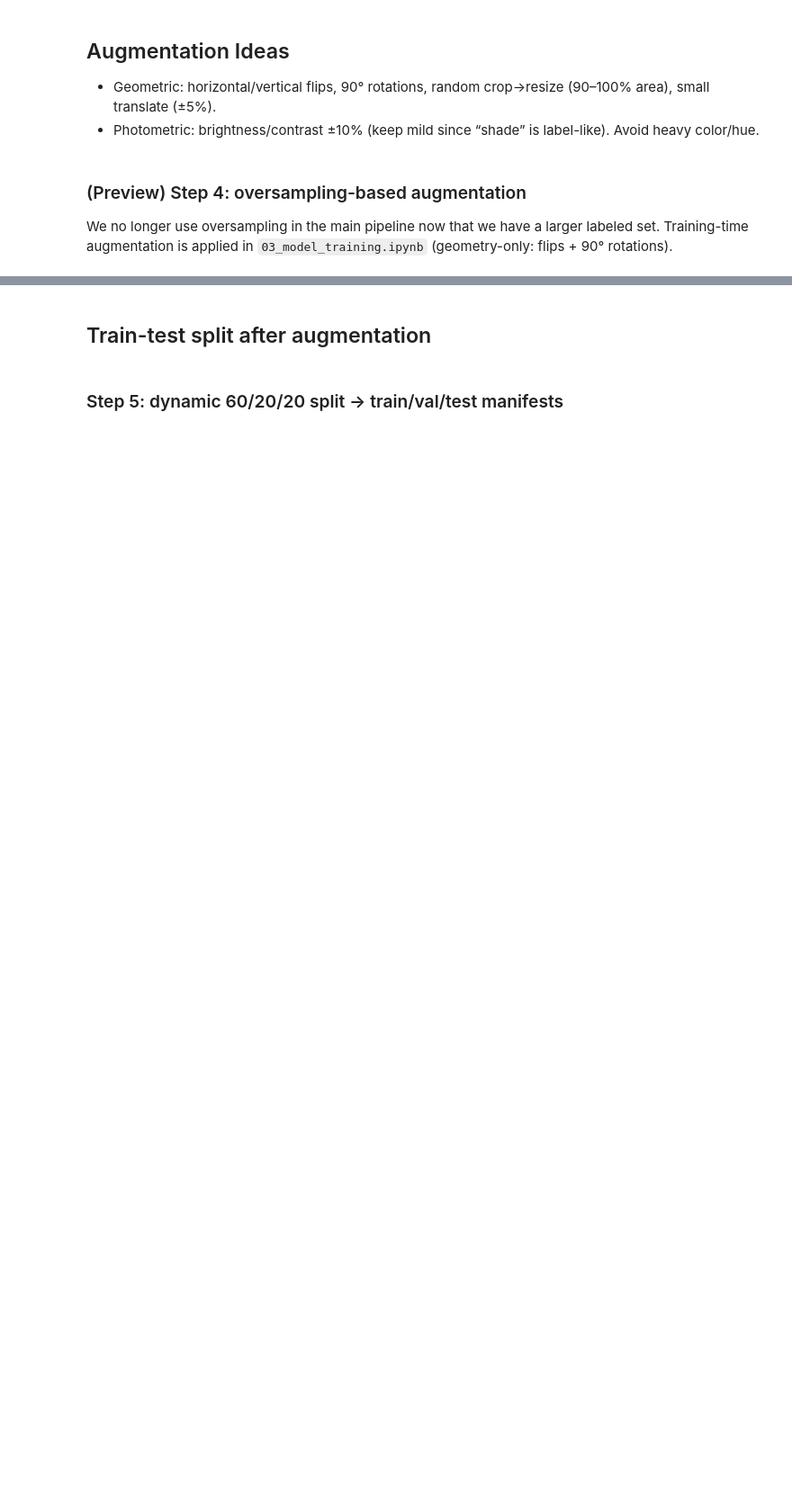
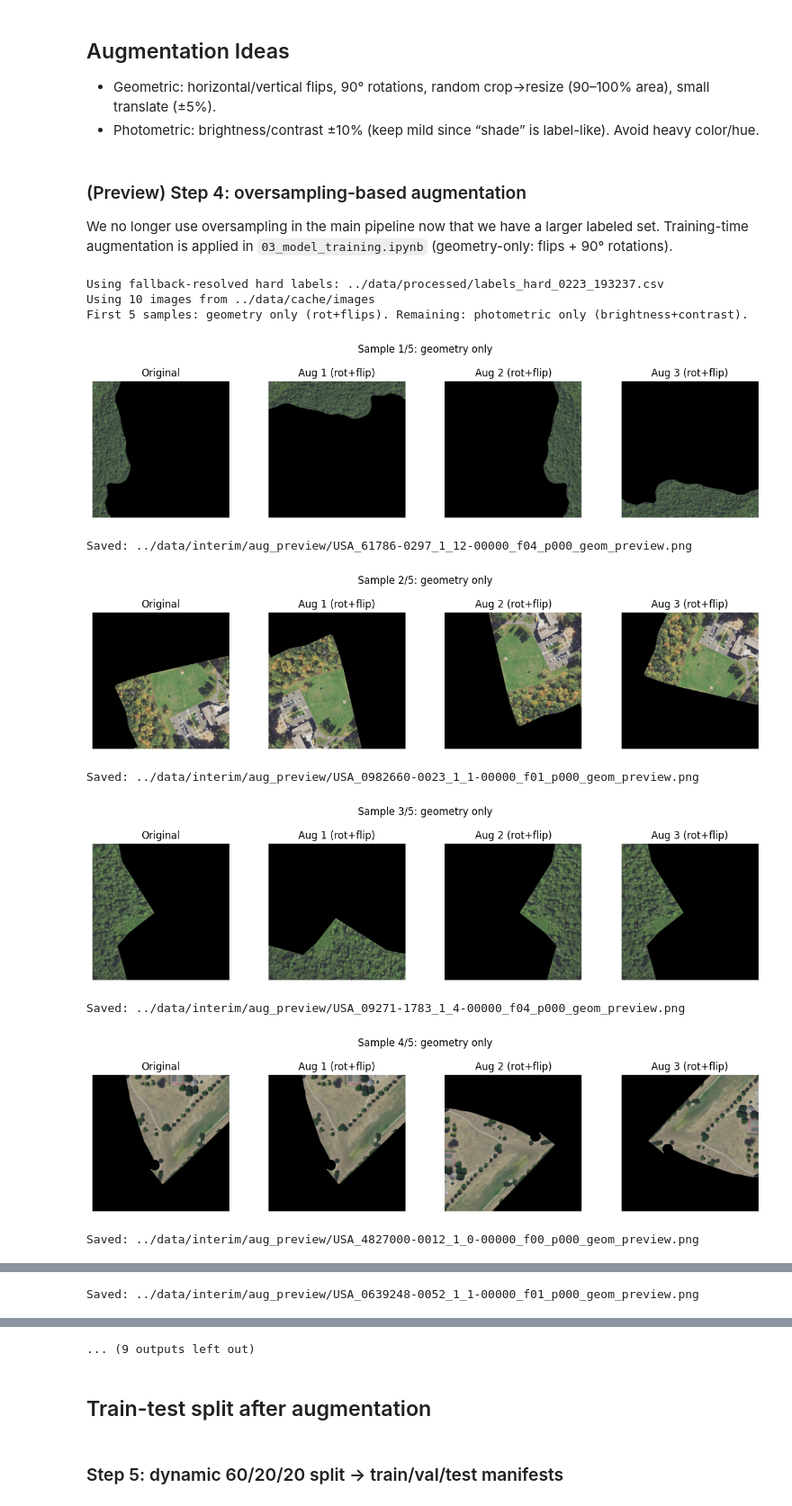
Before and after one commit to JunchenX0809/GreenSpace_CNN, a Jupyter notebook: notebooks/02_data_preprocessing.ipynb, the cells around one changed output, grey strips where cells are left out. Shown at 90% size. Cells and saved outputs as stored; diff of their text form; code cells hidden in the pictures; blank space fills up the shorter version.

```diff
--- a/notebooks/02_data_preprocessing.ipynb
+++ b/notebooks/02_data_preprocessing.ipynb
@@ -690,7 +799,28 @@ import tensorflow as tf
 import matplotlib.pyplot as plt
 from pathlib import Path
 
-hard_p = Path('../data/processed/labels_hard.csv')
+use_manual = globals().get('USE_MANUAL_LABEL_FILES', False)
+manual_soft = globals().get('MANUAL_SOFT_LABEL_PATH', None)
+manual_hard = globals().get('MANUAL_HARD_LABEL_PATH', None)
+
+if 'resolve_label_paths' in globals():
+    _, hard_p = resolve_label_paths(
+        use_manual=use_manual,
+        manual_soft=manual_soft,
+        manual_hard=manual_hard,
+        processed_dir=Path('../data/processed'),
+    )
+else:
+    processed_dir = Path('../data/processed')
+    hard_candidates = sorted(
+        processed_dir.glob('labels_hard_*.csv'),
+        key=lambda p: p.stat().st_mtime,
+        reverse=True,
+    )
+    assert hard_candidates, f"Missing run-tagged hard labels in: {processed_dir} (run Step 2 first)"
+    hard_p = hard_candidates[0]
+    print('Using fallback-resolved hard labels:', hard_p)
+
 assert hard_p.exists(), f"Missing: {hard_p} (run Step 2 first)"
 dh = pd.read_csv(hard_p)
 
@@ -703,6 +833,8 @@ out_dir = Path('../data/interim/aug_preview')
 out_dir.mkdir(parents=True, exist_ok=True)
 
 N_PREVIEW = 10
+N_GEOM_PREVIEW = 5  # First N: geometry only (rot+flips). Remaining: photometric only (brightness+contrast).
+USE_SATURATION = True
 
 # Pick sample images from current label batch
 candidates = []
@@ -710,35 +842,69 @@ for fn in dh['image_filename'].astype(str).dropna().sample(frac=1.0, random_stat
     p = img_dir / fn
     if p.exists():
         candidates.append(str(p))
     if len(candidates) >= N_PREVIEW:
         break
 
 print(f"Using {len(candidates)} images from {img_dir}")
+print(f"First {N_GEOM_PREVIEW} samples: geometry only (rot+flips). Remaining: photometric only (brightness+contrast).")
 
 # Decode + augment
 
 def decode_np(path: str):
     img = tf.io.read_file(path)
     img = tf.io.decode_jpeg(img, channels=3)
     img = tf.cast(img, tf.float32) / 255.0
     return img.numpy()
 
-def augment_geom_np(img_np):
+def augment_geom_only(img_np):
+    """Rotation + flips only (no brightness/contrast)."""
     img = tf.convert_to_tensor(img_np, dtype=tf.float32)
     k = tf.random.uniform((), 0, 4, dtype=tf.int32)
     img = tf.image.rot90(img, k)
     img = tf.image.random_flip_left_right(img)
     img = tf.image.random_flip_up_down(img)
     return img.numpy()
 
-for path in candidates:
+def augment_photo_only(img_np):
+    """Brightness + contrast (+ optional saturation) only (no geometry)."""
+    img = tf.convert_to_tensor(img_np, dtype=tf.float32)
+    img = tf.image.random_brightness(img, max_delta=0.10)
+    img = tf.image.random_contrast(img, lower=0.90, upper=1.10)
+    if USE_SATURATION:
+        img = tf.image.random_saturation(img, lower=0.90, upper=1.10)
+    img = tf.clip_by_value(img, 0.0, 1.0)
+    return img.numpy()
+
+for idx, path in enumerate(candidates):
     orig = decode_np(path)
     fig, axes = plt.subplots(1, 4, figsize=(12, 3))
     axes[0].imshow(orig); axes[0].set_title('Original'); axes[0].axis('off')
-    for i in range(1, 4):
-        axes[i].imshow(augment_geom_np(orig)); axes[i].set_title(f'Aug {i}'); axes[i].axis('off')
+
+    if idx < N_GEOM_PREVIEW:
+        for i in range(1, 4):
+            axes[i].imshow(augment_geom_only(orig)); axes[i].set_title(f'Aug {i} (rot+flip)'); axes[i].axis('off')
+        suptitle = f'Sample {idx + 1}/{N_GEOM_PREVIEW}: geometry only'
+        out_path = out_dir / (Path(path).stem + '_geom_preview.png')
+    else:
+        for i in range(1, 4):
+            axes[i].imshow(augment_photo_only(orig)); axes[i].set_title(f'Aug {i} (bright+contrast)'); axes[i].axis('off')
+        suptitle = f'Sample {idx + 1}/10: brightness+contrast only'
+        out_path = out_dir / (Path(path).stem + '_photo_preview.png')
+
+    fig.suptitle(suptitle, y=1.02)
     plt.tight_layout()
-    out_path = out_dir / (Path(path).stem + '_aug_preview.png')
     plt.savefig(out_path, dpi=120, bbox_inches='tight')
     plt.show()
     print('Saved:', out_path)
+# %% [output]
+Using fallback-resolved hard labels: ../data/processed/labels_hard_0223_193237.csv
+Using 10 images from ../data/cache/images
+First 5 samples: geometry only (rot+flips). Remaining: photometric only (brightness+contrast).
+[figure, added]
+Saved: ../data/interim/aug_preview/USA_61786-0297_1_12-00000_f04_p000_geom_preview.png
+[figure, added]
+Saved: ../data/interim/aug_preview/USA_0982660-0023_1_1-00000_f01_p000_geom_preview.png
+[figure, added]
+Saved: ../data/interim/aug_preview/USA_09271-1783_1_4-00000_f04_p000_geom_preview.png
+[figure, added]
+Saved: ../data/interim/aug_preview/USA_4827000-0012_1_0-00000_f00_p000_geom_preview.png
@@ -744,0 +912 @@ for path in candidates:
+Saved: ../data/interim/aug_preview/USA_0639248-0052_1_1-00000_f01_p000_geom_preview.png
@@ -745,3 +914,4 @@ for path in candidates:
+... (9 outputs left out)
 # %% [markdown]
 ## Train-test split after augmentation
 # %% [markdown]
```
Also changed, not shown: parts of 7 cells of this notebook, 3 other files.
